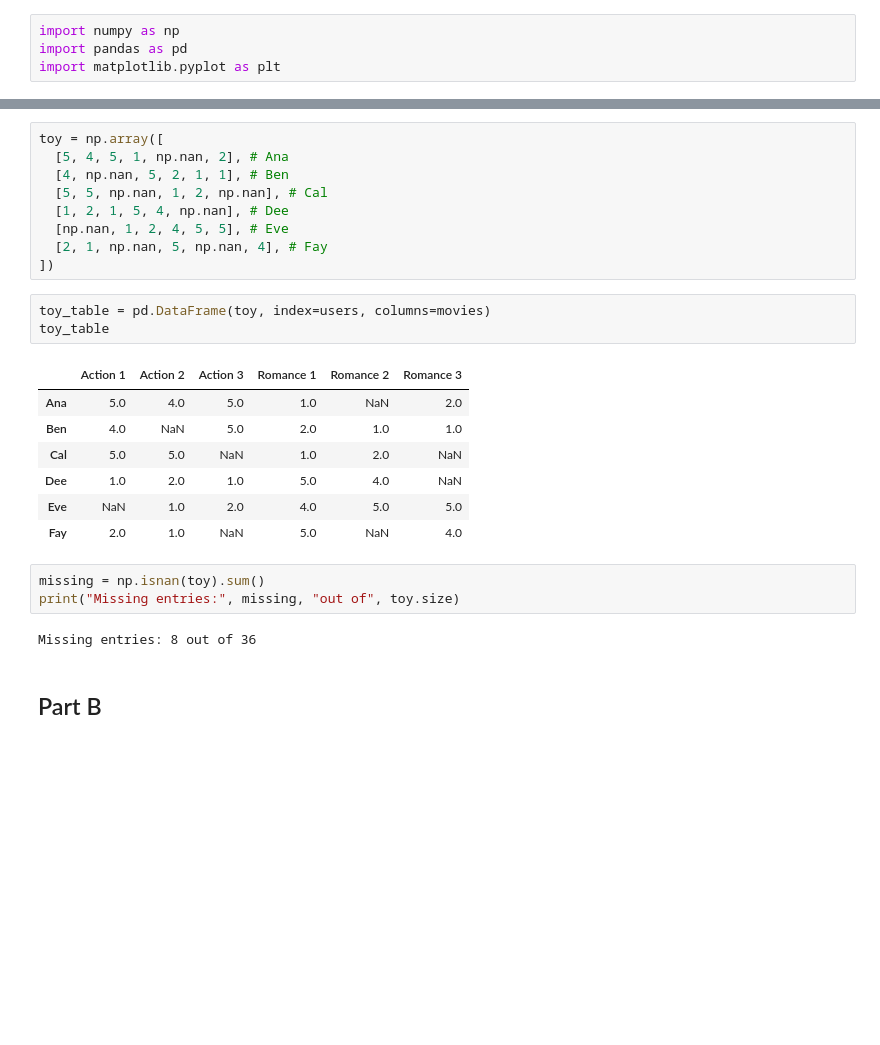
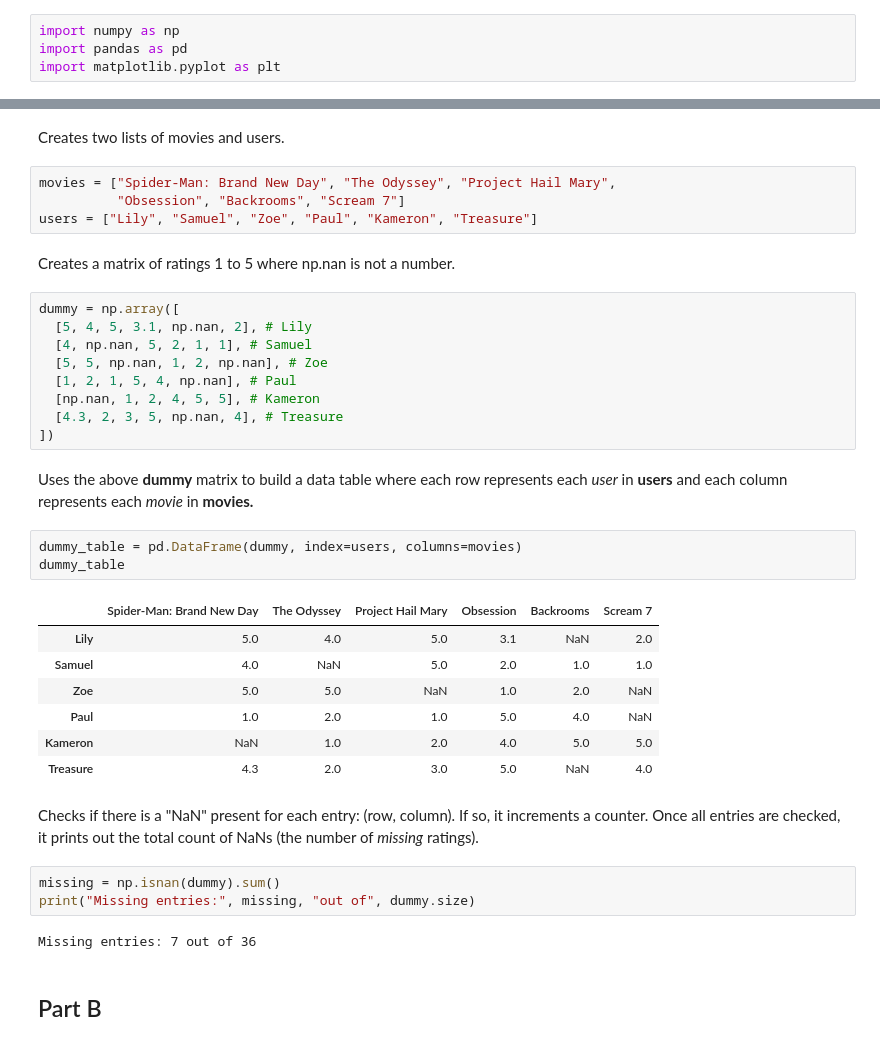
Before and after one commit to lilydeller/Math344-Project, a Jupyter notebook: notebooks/01_ratings_matrix.ipynb, the cells around one changed output, grey strips where cells are left out. Saved outputs shown, nothing was run; the diff lists cells and outputs as text; blank space fills up the shorter version.

```diff
--- a/notebooks/01_ratings_matrix.ipynb
+++ b/notebooks/01_ratings_matrix.ipynb
@@ -13,28 +11,40 @@ users = ["Ana", "Ben", "Cal", "Dee", "Eve", "Fay"]
+# %% [markdown]
+Creates two lists of movies and users.
+# %%
+movies = ["Spider-Man: Brand New Day", "The Odyssey", "Project Hail Mary",
+          "Obsession", "Backrooms", "Scream 7"]
+users = ["Lily", "Samuel", "Zoe", "Paul", "Kameron", "Treasure"]
+# %% [markdown]
+Creates a matrix of ratings 1 to 5 where np.nan is not a number.
 # %%
-toy = np.array([
-  [5, 4, 5, 1, np.nan, 2], # Ana
-  [4, np.nan, 5, 2, 1, 1], # Ben
-  [5, 5, np.nan, 1, 2, np.nan], # Cal
-  [1, 2, 1, 5, 4, np.nan], # Dee
-  [np.nan, 1, 2, 4, 5, 5], # Eve
-  [2, 1, np.nan, 5, np.nan, 4], # Fay
+dummy = np.array([
+  [5, 4, 5, 3.1, np.nan, 2], # Lily
+  [4, np.nan, 5, 2, 1, 1], # Samuel
+  [5, 5, np.nan, 1, 2, np.nan], # Zoe
+  [1, 2, 1, 5, 4, np.nan], # Paul
+  [np.nan, 1, 2, 4, 5, 5], # Kameron
+  [4.3, 2, 3, 5, np.nan, 4], # Treasure
 ])
+# %% [markdown]
+Uses the above **dummy** matrix to build a data table where each row represents each *user* in **users** and each column represents each *movie* in **movies.**
 # %%
-toy_table = pd.DataFrame(toy, index=users, columns=movies)
-toy_table
+dummy_table = pd.DataFrame(dummy, index=users, columns=movies)
+dummy_table
 # %% [output]
-|  | Action 1 | Action 2 | Action 3 | Romance 1 | Romance 2 | Romance 3 |
-| Ana | 5.0 | 4.0 | 5.0 | 1.0 | NaN | 2.0 |
-| Ben | 4.0 | NaN | 5.0 | 2.0 | 1.0 | 1.0 |
-| Cal | 5.0 | 5.0 | NaN | 1.0 | 2.0 | NaN |
-| Dee | 1.0 | 2.0 | 1.0 | 5.0 | 4.0 | NaN |
-| Eve | NaN | 1.0 | 2.0 | 4.0 | 5.0 | 5.0 |
-| Fay | 2.0 | 1.0 | NaN | 5.0 | NaN | 4.0 |
+|  | Spider-Man: Brand New Day | The Odyssey | Project Hail Mary | Obsession | Backrooms | Scream 7 |
+| Lily | 5.0 | 4.0 | 5.0 | 3.1 | NaN | 2.0 |
+| Samuel | 4.0 | NaN | 5.0 | 2.0 | 1.0 | 1.0 |
+| Zoe | 5.0 | 5.0 | NaN | 1.0 | 2.0 | NaN |
+| Paul | 1.0 | 2.0 | 1.0 | 5.0 | 4.0 | NaN |
+| Kameron | NaN | 1.0 | 2.0 | 4.0 | 5.0 | 5.0 |
+| Treasure | 4.3 | 2.0 | 3.0 | 5.0 | NaN | 4.0 |
+# %% [markdown]
+Checks if there is a "NaN" present for each entry: (row, column). If so, it increments a counter. Once all entries are checked, it prints out the total count of NaNs (the number of *missing* ratings).
 # %%
-missing = np.isnan(toy).sum()
-print("Missing entries:", missing, "out of", toy.size)
+missing = np.isnan(dummy).sum()
+print("Missing entries:", missing, "out of", dummy.size)
 # %% [output]
-Missing entries: 8 out of 36
+Missing entries: 7 out of 36
 # %% [markdown]
 ## Part B
 # %% [markdown]
```
Also changed, not shown: parts of 2 cells of this notebook.
